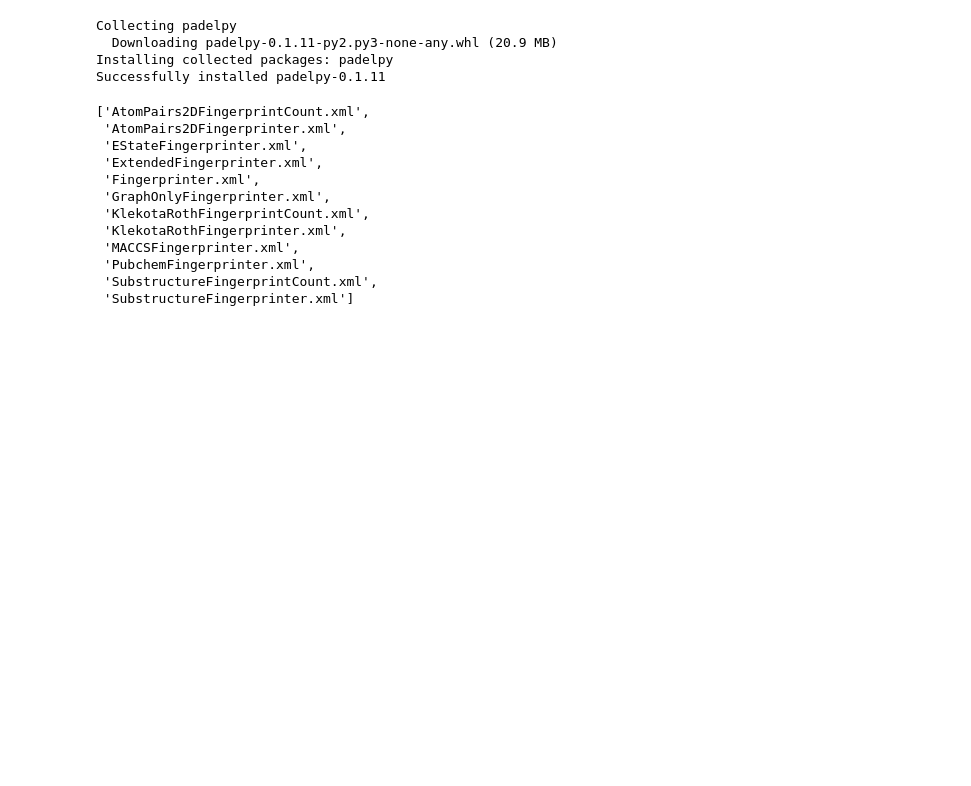
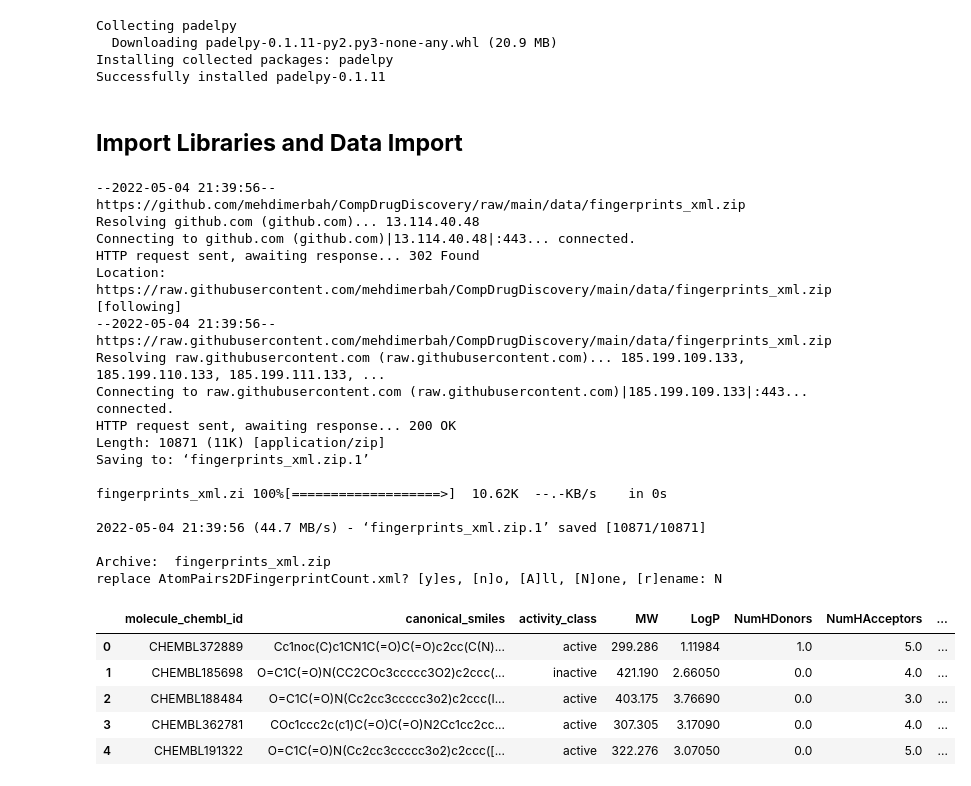
Before and after one commit to mehdimerbah/CompDrugDiscovery, a Jupyter notebook: DescriptorCalculation.ipynb, the cells around one changed output. Saved outputs shown, nothing was run; the diff lists cells and outputs as text; code cells hidden in the pictures; blank space fills up the shorter version.

```diff
--- a/DescriptorCalculation.ipynb
+++ b/DescriptorCalculation.ipynb
@@ -71,20 +22,51 @@ Collecting padelpy
   Downloading padelpy-0.1.11-py2.py3-none-any.whl (20.9 MB)
 Installing collected packages: padelpy
 Successfully installed padelpy-0.1.11
-# %%
-xml_files = glob.glob("*.xml")
-xml_files.sort()
-xml_files
-# %% [output]
-['AtomPairs2DFingerprintCount.xml',
- 'AtomPairs2DFingerprinter.xml',
- 'EStateFingerprinter.xml',
- 'ExtendedFingerprinter.xml',
- 'Fingerprinter.xml',
- 'GraphOnlyFingerprinter.xml',
- 'KlekotaRothFingerprintCount.xml',
- 'KlekotaRothFingerprinter.xml',
- 'MACCSFingerprinter.xml',
- 'PubchemFingerprinter.xml',
- 'SubstructureFingerprintCount.xml',
- 'SubstructureFingerprinter.xml']
+# %% [markdown]
+## **Import Libraries and Data Import**
+# %%
+import pandas as pd
+import numpy as np
+import seaborn as sns
+import glob
+from padelpy import padeldescriptor
+
+
+
+# Data Import
+! wget https://github.com/mehdimerbah/CompDrugDiscovery/raw/main/data/fingerprints_xml.zip
+! unzip fingerprints_xml.zip
+
+# Get absolute paths to xml files
+xml_files = glob.glob("*.xml")
+xml_files.sort()
+
+
+# Import the normalized activity data
+bioactivity_DF = pd.read_csv('https://raw.githubusercontent.com/mehdimerbah/CompDrugDiscovery/main/data/normalized_data.csv')
+bioactivity_DF.head(5)
+# %% [output]
+--2022-05-04 21:39:56--  https://github.com/mehdimerbah/CompDrugDiscovery/raw/main/data/fingerprints_xml.zip
+Resolving github.com (github.com)... 13.114.40.48
+Connecting to github.com (github.com)|13.114.40.48|:443... connected.
+HTTP request sent, awaiting response... 302 Found
+Location: https://raw.githubusercontent.com/mehdimerbah/CompDrugDiscovery/main/data/fingerprints_xml.zip [following]
+--2022-05-04 21:39:56--  https://raw.githubusercontent.com/mehdimerbah/CompDrugDiscovery/main/data/fingerprints_xml.zip
+Resolving raw.githubusercontent.com (raw.githubusercontent.com)... 185.199.109.133, 185.199.110.133, 185.199.111.133, ...
+Connecting to raw.githubusercontent.com (raw.githubusercontent.com)|185.199.109.133|:443... connected.
+HTTP request sent, awaiting response... 200 OK
+Length: 10871 (11K) [application/zip]
+Saving to: ‘fingerprints_xml.zip.1’
+
+fingerprints_xml.zi 100%[===================>]  10.62K  --.-KB/s    in 0s
+
+2022-05-04 21:39:56 (44.7 MB/s) - ‘fingerprints_xml.zip.1’ saved [10871/10871]
+
+Archive:  fingerprints_xml.zip
+replace AtomPairs2DFingerprintCount.xml? [y]es, [n]o, [A]ll, [N]one, [r]ename: N
+|  | molecule_chembl_id | canonical_smiles | activity_class | MW | LogP | NumHDonors | NumHAcceptors | ... |
+| 0 | CHEMBL372889 | Cc1noc(C)c1CN1C(=O)C(=O)c2cc(C(N)... | active | 299.286 | 1.11984 | 1.0 | 5.0 | ... |
+| 1 | CHEMBL185698 | O=C1C(=O)N(CC2COc3ccccc3O2)c2ccc(... | inactive | 421.190 | 2.66050 | 0.0 | 4.0 | ... |
+| 2 | CHEMBL188484 | O=C1C(=O)N(Cc2cc3ccccc3o2)c2ccc(I... | active | 403.175 | 3.76690 | 0.0 | 3.0 | ... |
+| 3 | CHEMBL362781 | COc1ccc2c(c1)C(=O)C(=O)N2Cc1cc2cc... | active | 307.305 | 3.17090 | 0.0 | 4.0 | ... |
+| 4 | CHEMBL191322 | O=C1C(=O)N(Cc2cc3ccccc3o2)c2ccc([... | active | 322.276 | 3.07050 | 0.0 | 5.0 | ... |
```
Also changed, not shown: parts of 25 cells of this notebook.
